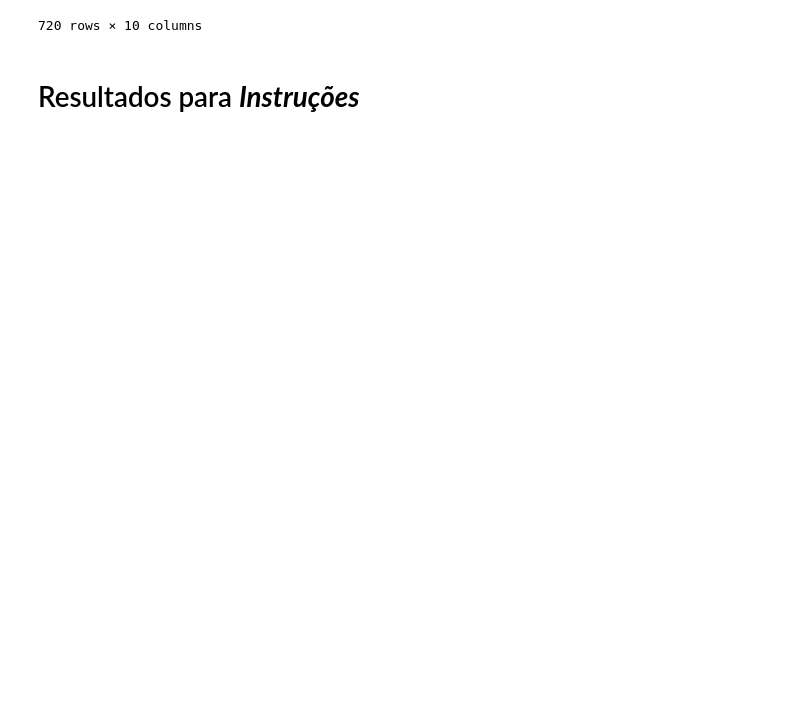
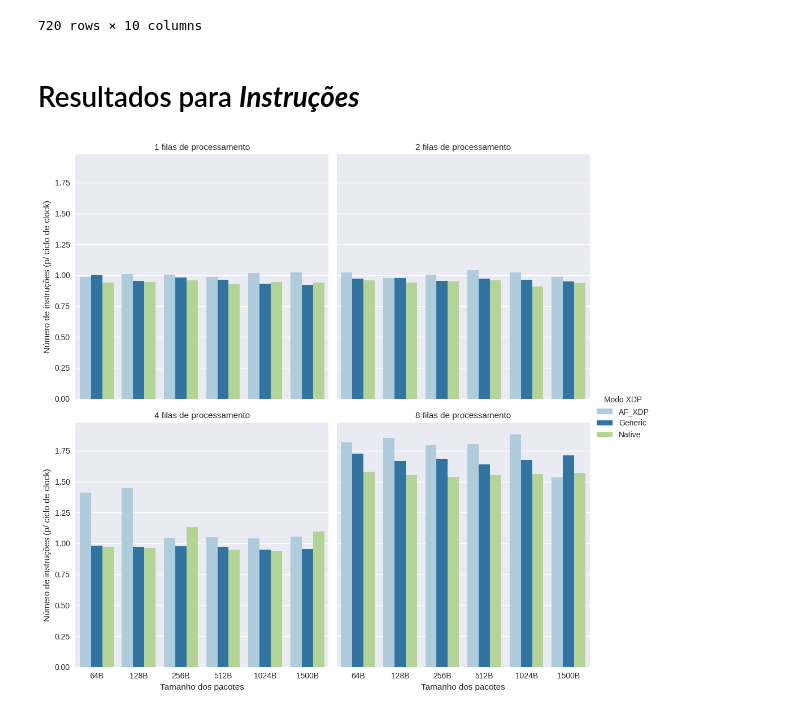
Before and after one commit to igor-capeletti/tcc_eBPF_XDP, a Jupyter notebook: scripts/python/gera_graficos_instrucoes_e_branchs.ipynb, the cells around one changed output. Drawn from its saved outputs; the diff is of its cells as text; code cells hidden in the pictures; blank space fills up the shorter version.

Commit message:
adicionado graficos com primeiros status das instruções e também desenvolvimento para geração dos mesmos

```diff
--- a/scripts/python/gera_graficos_instrucoes_e_branchs.ipynb
+++ b/scripts/python/gera_graficos_instrucoes_e_branchs.ipynb
@@ -98,3 +102,46 @@ df_perf
 720 rows × 10 columns
 # %% [markdown]
 # Resultados para ***Instruções***
+# %%
+#
+
+algoritmo= 12800
+
+#packet_size= 1024
+#hook_ebpf= 'xdpgeneric'
+#hook_ebpf= 'xdpdrv'
+#hook_ebpf= 'af_xdp'
+
+eixo_x= 'packet_size'
+eixo_y= 'instructions'
+hue= 'hook_ebpf'
+
+plt.rc('figure', figsize=(5, 5))
+df_perf= df_perf.sort_values(by=[eixo_x,hue,'combined'], ascending=True)       #ordena dados com os valores do eixo x
+
+df= df_perf.copy()
+df['instructions']= df['instructions']/1000000
+df= df[df.algoritmo == algoritmo]                #filtra por algoritmo especifico
+#df= df[df.combined == combined]                  #filtra por quantidade de filas TX/RX especifica
+#df= df[df.packet_size == packet_size]            #filtra por tamanho de pacote especifico
+#df= df[df.hook_ebpf == hook_ebpf]                #filtra por modo XDP especifico
+df= df[[eixo_x, eixo_y, hue, 'combined']]
+df = df.rename(columns={'hook_ebpf': 'Modo XDP'})
+
+df['packet_size']= df['packet_size'].astype(str)
+for i,j in zip(lista_pacotes,lista_alias_pacotes):
+       df['packet_size']= df['packet_size'].replace(f'{i}',f'{j}')
+
+df.index= range(len(df))
+grafico = sns.catplot(
+    data=df, x=eixo_x, y=eixo_y,
+    col='combined', hue='Modo XDP',
+    kind="bar", palette='Paired', col_wrap=2
+)
+grafico.set_ylabels("Número de instruções (p/ ciclo de clock)")
+grafico.set_xlabels("Tamanho dos pacotes")
+grafico.set_titles("{col_name} filas de processamento")
+
+grafico.savefig(f'{raiz}/instrucoes_{hue}_x_{eixo_x}@alg_{algoritmo}{format_imagens}')
+# %% [output]
+[figure, added]
```
Also changed, not shown: parts of 5 cells of this notebook, 4 other files.
